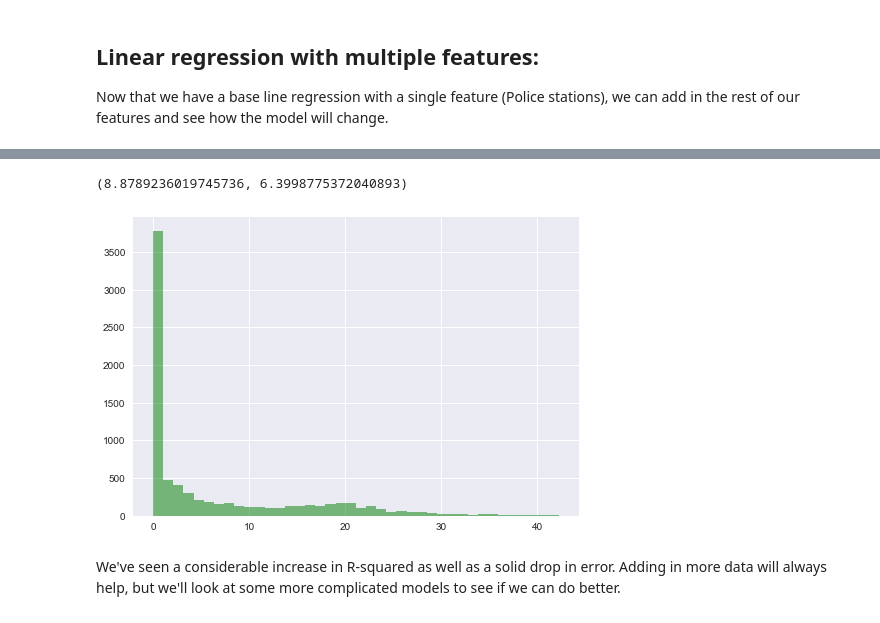
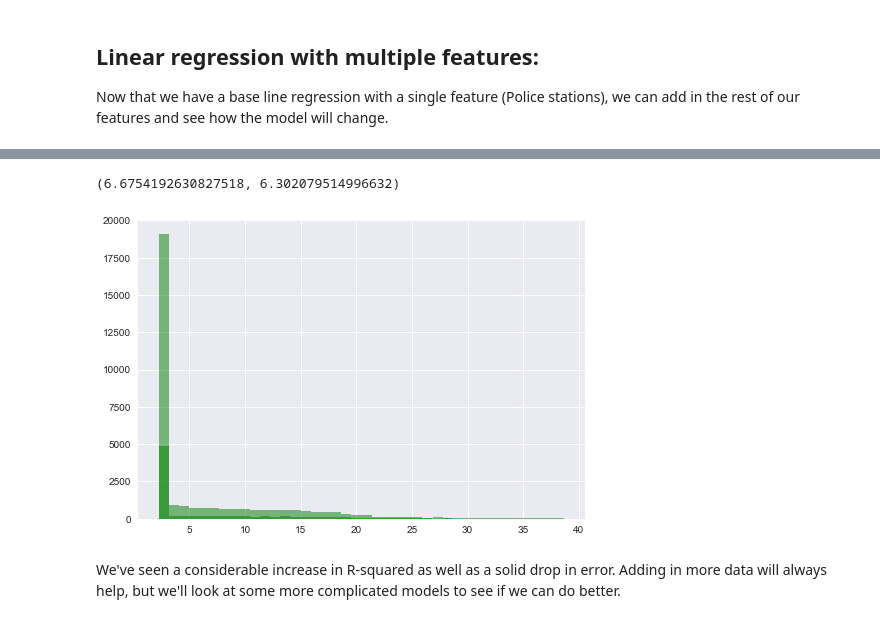
Before and after one commit to bennettjs/springboard, a Jupyter notebook: ChicagoCrime/ML and models.ipynb, the cells around one changed output, grey strips where cells are left out. Drawn from its saved outputs; the diff is of its cells as text; code cells hidden in the pictures.

Commit message:
Add files via upload
With ROC curves. Looks bad, man.

```diff
--- a/ChicagoCrime/ML and models.ipynb
+++ b/ChicagoCrime/ML and models.ipynb
@@ -306,14 +305,15 @@ Test score (R^2):    0.9439146977053399
 linear_multi_model = linear_multi_res[-1]
 #linear_multi_model
 # %%
-linear_predictions.std(), linear_predictions.mean()
+base_linear_test_predictions.std(), base_linear_test_predictions.mean()
 # %% [output]
-(8.8789236019745736, 6.3998775372040893)
+(6.6754192630827518, 6.302079514996632)
 # %%
-plt.hist(linear_predictions, bins=40, color='green', alpha=0.5)
+plt.hist(base_linear_test_predictions, bins=40, color='green', alpha=0.5)
+plt.hist(base_linear_train_predictions, bins=40, color='green', alpha=0.5)
 plt.show()
 # %% [output]
-[figure, old version]
+[figure, new version]
 # %% [markdown]
 We've seen a considerable increase in R-squared as well as a solid drop in error. Adding in more data will always help, but we'll look at some more complicated models to see if we can do better.
 # %% [markdown]
```
Also changed, not shown: parts of 44 cells of this notebook.
